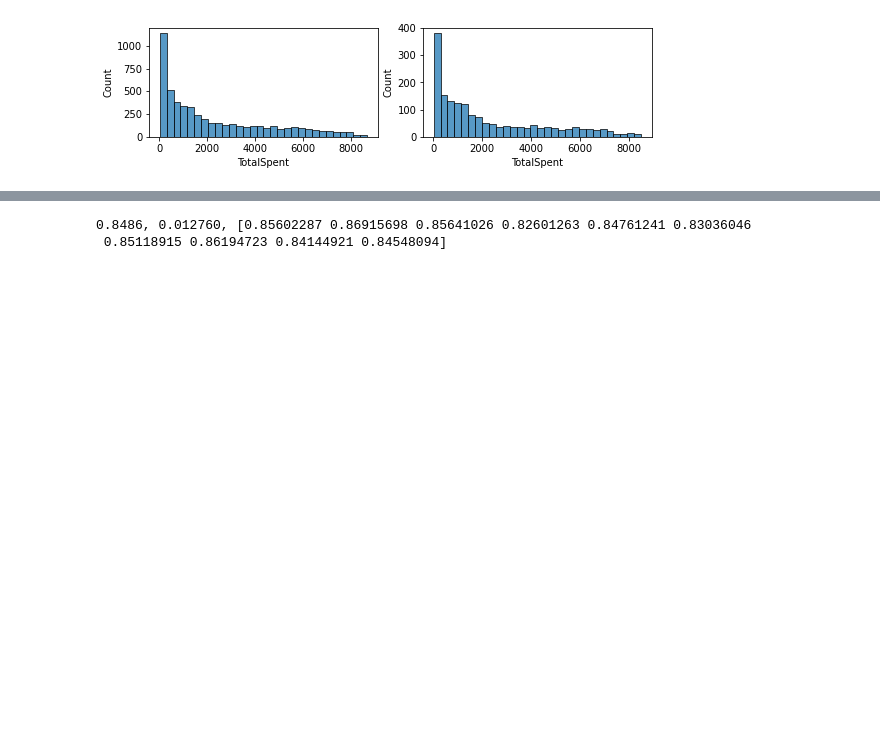
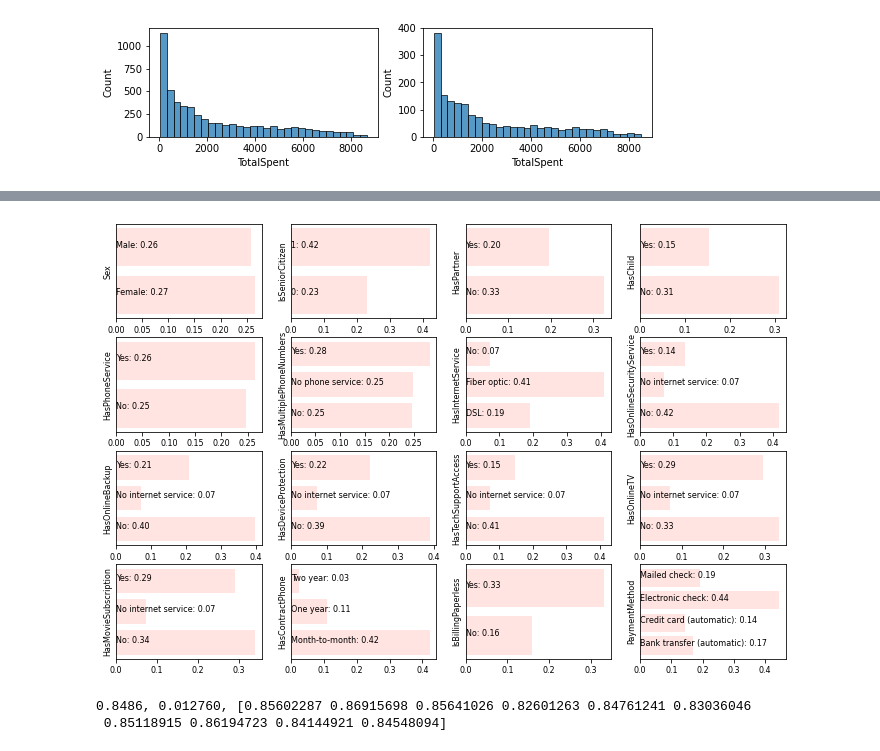
Before and after one commit to MitrofanovDmitry/study, a Jupyter notebook: practice/60 customer churn (dls)/3.ipynb, the cells around one changed output, grey strips where cells are left out. Saved outputs shown, nothing was run; the diff lists cells and outputs as text; code cells hidden in the pictures; blank space fills up the shorter version.

```diff
--- a/practice/60 customer churn (dls)/3.ipynb
+++ b/practice/60 customer churn (dls)/3.ipynb
@@ -140,3 +140,16 @@ for c, ax in zip(cat_cols, axes.flat):
+# %%
+train_data = pd.read_csv('./train.csv')
+fig, axes = plt.subplots(4, 4, figsize=(12,8))
+for c, ax in zip(cat_cols, axes.flat):
+    cnt = train_data.groupby(c)['Churn'].mean() #!@ #sum
+    ax.barh(cnt.index, cnt.values, color='mistyrose')
+    ax.tick_params(axis='x', labelsize=8)
+    ax.set_ylabel(c, fontsize=8)
+    ax.set_yticks([])
+    z = zip(range(len(cnt)), cnt.index, cnt.values)
+    for i, k, v in z: ax.text(0, i, f'{k}: {v:.2f}', fontsize=8)
+# %% [output]
+[figure, added]
 # %%
 # kaggle 0.85302
 
```
Also changed, not shown: parts of 1 cell of this notebook.
